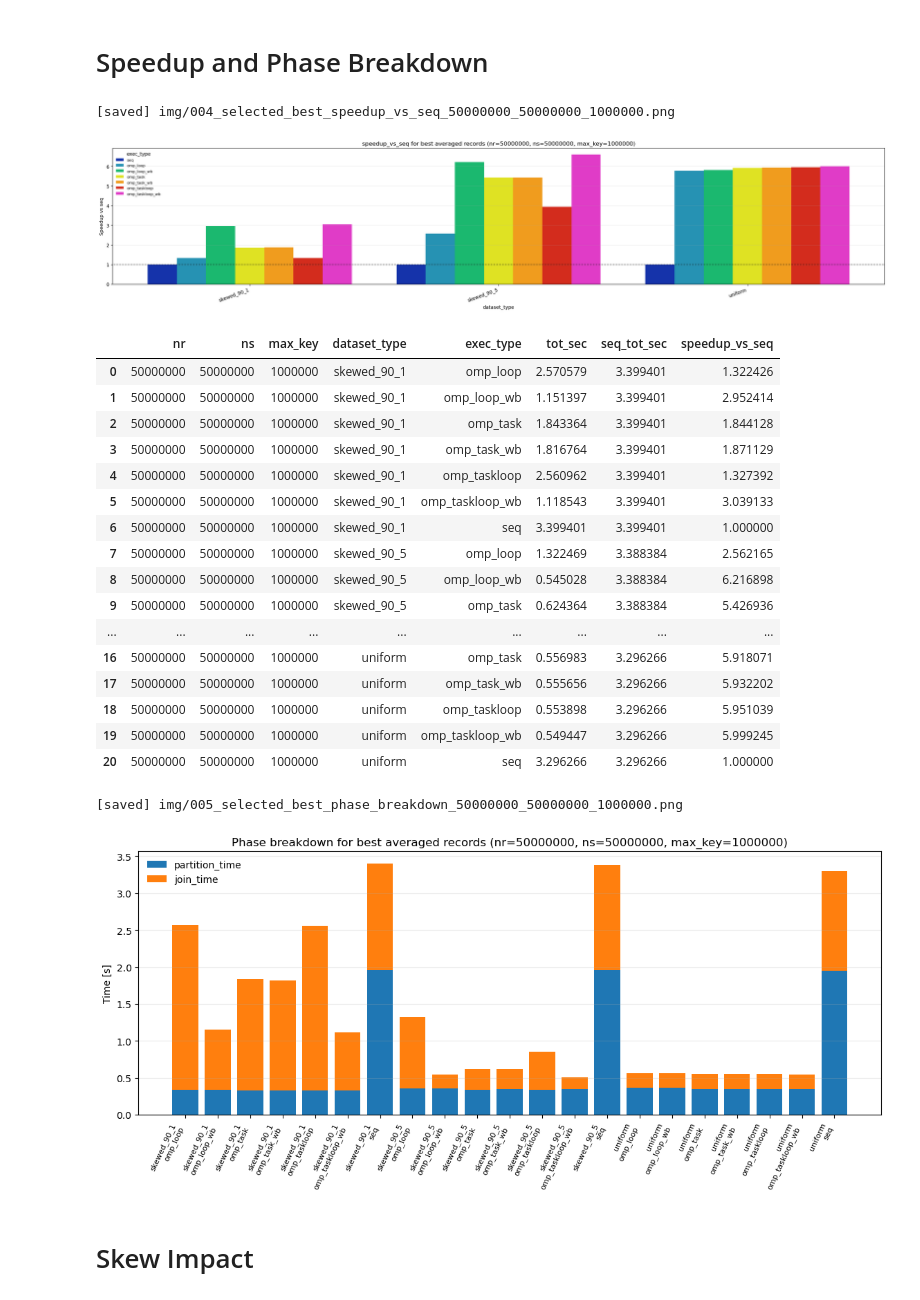
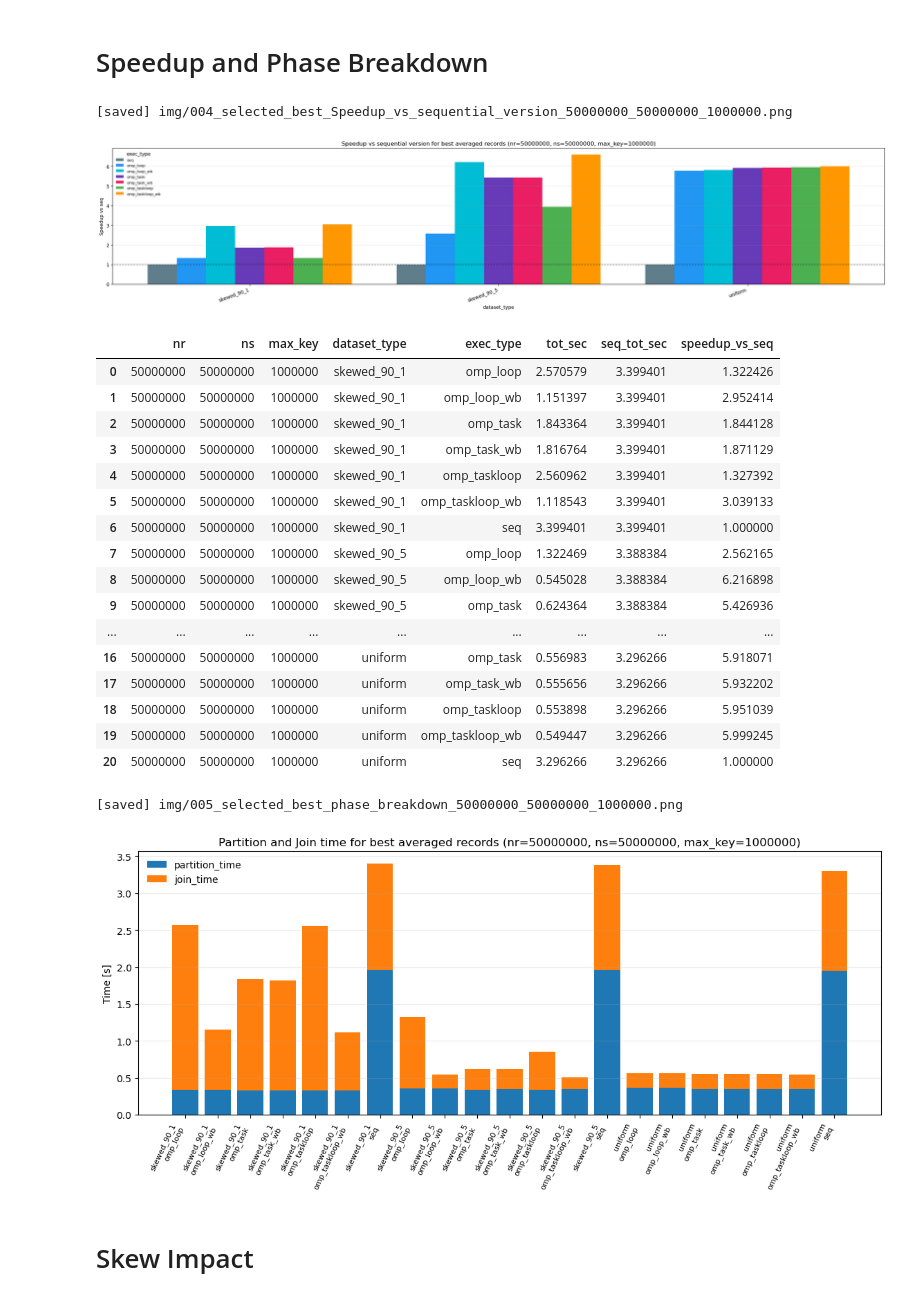
Before and after one commit to GianlucaPanzani/Optimization-of-Partitioned-Hash-Join-with-Duplicates-part_3, a Jupyter notebook: src/statistics.ipynb, the cells around one changed output. Drawn from its saved outputs; the diff is of its cells as text; code cells hidden in the pictures.

```diff
--- a/src/statistics.ipynb
+++ b/src/statistics.ipynb
@@ -96,8 +96,27 @@ for csv_path in csv_files:
 df = pd.concat(frames, ignore_index=True, sort=False)
 
 exec_type_names = sorted(df["exec_type"].dropna().unique(), key=lambda x: (EXEC_TYPE_ORDER.index(x) if x in EXEC_TYPE_ORDER else len(EXEC_TYPE_ORDER), x))
-exec_type_palette = ["#1533AA", "#2692B3", "#1BB86F", "#DFE223", "#F09C1E", "#D32C1D", "#E03CC7"]
-color_map = {exec_type: exec_type_palette[idx % len(exec_type_palette)] for idx, exec_type in enumerate(exec_type_names)}
+EXEC_TYPE_COLORS = {
+    "seq": "#607D8B",          # Blue Grey 500
+    "omp_loop": "#2196F3",     # Blue 500
+    "omp_loop_wb": "#00BCD4",  # Cyan 500
+    "omp_task": "#673AB7",     # Deep Purple 500
+    "omp_task_wb": "#E91E63",  # Pink 500
+    "omp_taskloop": "#4CAF50", # Green 500
+    "omp_taskloop_wb": "#FF9800", # Orange 500
+}
+fallback_exec_type_palette = ["#3F51B5", "#009688", "#F44336", "#9C27B0", "#8BC34A", "#03A9F4", "#795548"]
+color_map = {
+    exec_type: EXEC_TYPE_COLORS.get(exec_type, fallback_exec_type_palette[idx % len(fallback_exec_type_palette)])
+    for idx, exec_type in enumerate(exec_type_names)
+}
+
+DATASET_TYPE_ORDER = ["uniform", "skewed_90_5", "skewed_90_1"]
+DATASET_TYPE_COLORS = {
+    "uniform": "#1f77b4",
+    "skewed_90_5": "#ff7f0e",
+    "skewed_90_1": "#d62728",
+}
 
 
 def apply_tone(base_color, tone_strength):
@@ -399,25 +418,25 @@ for metric_col, ylabel, title_prefix in selected_metric_specs:
 # %%
 baseline_exec_type = "seq"
 baseline_columns = problem_columns + ["dataset_type"]
 seq_baseline = (
     selected_best_df[selected_best_df["exec_type"] == baseline_exec_type][baseline_columns + ["tot_sec"]]
     .rename(columns={"tot_sec": "seq_tot_sec"})
 )
 
 if seq_baseline.empty:
     print("[warning] No seq selected baseline available; skipping speedup_vs_seq")
     speedup_selected_df = pd.DataFrame()
 else:
     speedup_selected_df = selected_best_df.merge(seq_baseline, on=baseline_columns, how="left")
     speedup_selected_df["speedup_vs_seq"] = speedup_selected_df["seq_tot_sec"] / speedup_selected_df["tot_sec"].where(speedup_selected_df["tot_sec"] > 0)
-    plot_selected_metric(speedup_selected_df, "speedup_vs_seq", "Speedup vs seq", "speedup_vs_seq", hline=1.0)
+    plot_selected_metric(speedup_selected_df, "speedup_vs_seq", "Speedup vs seq", "Speedup vs sequential version", hline=1.0)
 
 display_columns = [col for col in baseline_columns + ["exec_type", "tot_sec", "seq_tot_sec", "speedup_vs_seq"] if col in speedup_selected_df.columns]
 if not speedup_selected_df.empty:
     display(speedup_selected_df[display_columns].sort_values(baseline_columns + ["exec_type"]))
 # %% [output]
-[saved] img/004_selected_best_speedup_vs_seq_50000000_50000000_1000000.png
+[saved] img/004_selected_best_Speedup_vs_sequential_version_50000000_50000000_1000000.png
-[figure, old version]
+[figure, new version]
 |  | nr | ns | max_key | dataset_type | exec_type | tot_sec | seq_tot_sec | speedup_vs_seq |
 | 0 | 50000000 | 50000000 | 1000000 | skewed_90_1 | omp_loop | 2.570579 | 3.399401 | 1.322426 |
 | 1 | 50000000 | 50000000 | 1000000 | skewed_90_1 | omp_loop_wb | 1.151397 | 3.399401 | 2.952414 |
@@ -453,7 +472,7 @@ if phase_required.issubset(selected_best_df.columns):
         ax.set_xticks(x_positions)
         ax.set_xticklabels(subdf["label"], rotation=65, ha="right", fontsize=8)
         ax.set_ylabel("Time [s]")
-        ax.set_title(f"Phase breakdown for best averaged records ({problem_label(problem_key)})")
+        ax.set_title(f"Partition and Join time for best averaged records ({problem_label(problem_key)})")
         ax.grid(axis="y", alpha=0.25)
         ax.legend(frameon=False)
         fig.tight_layout()
@@ -462,7 +481,7 @@ else:
     print(f"Skipping phase breakdown: missing {sorted(phase_required - set(selected_best_df.columns))}")
 # %% [output]
 [saved] img/005_selected_best_phase_breakdown_50000000_50000000_1000000.png
-[figure, old version]
+[figure, new version]
 # %% [markdown]
 # Skew Impact
 # %%
```
Also changed, not shown: parts of 7 cells of this notebook, 30 other files.
